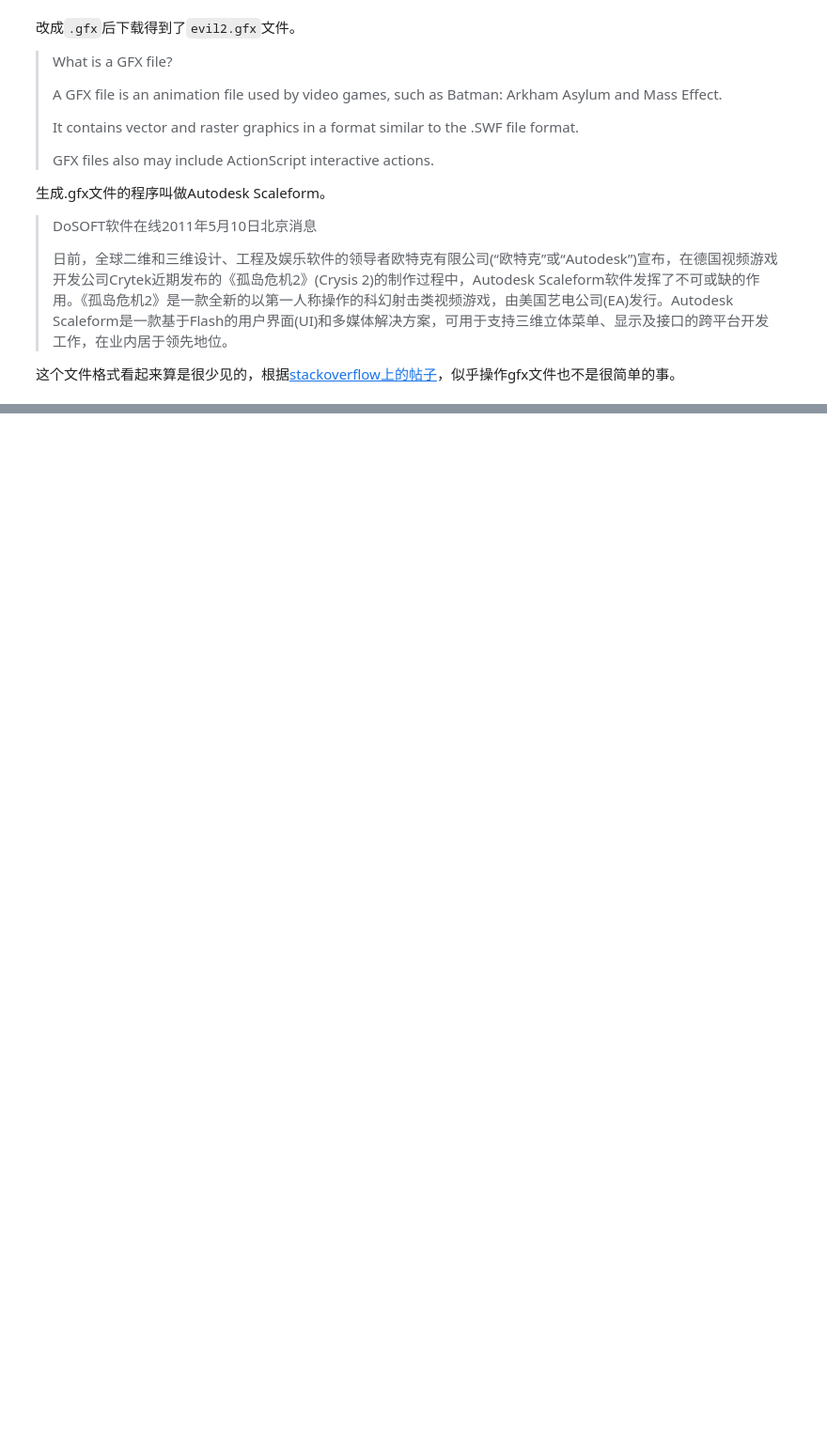
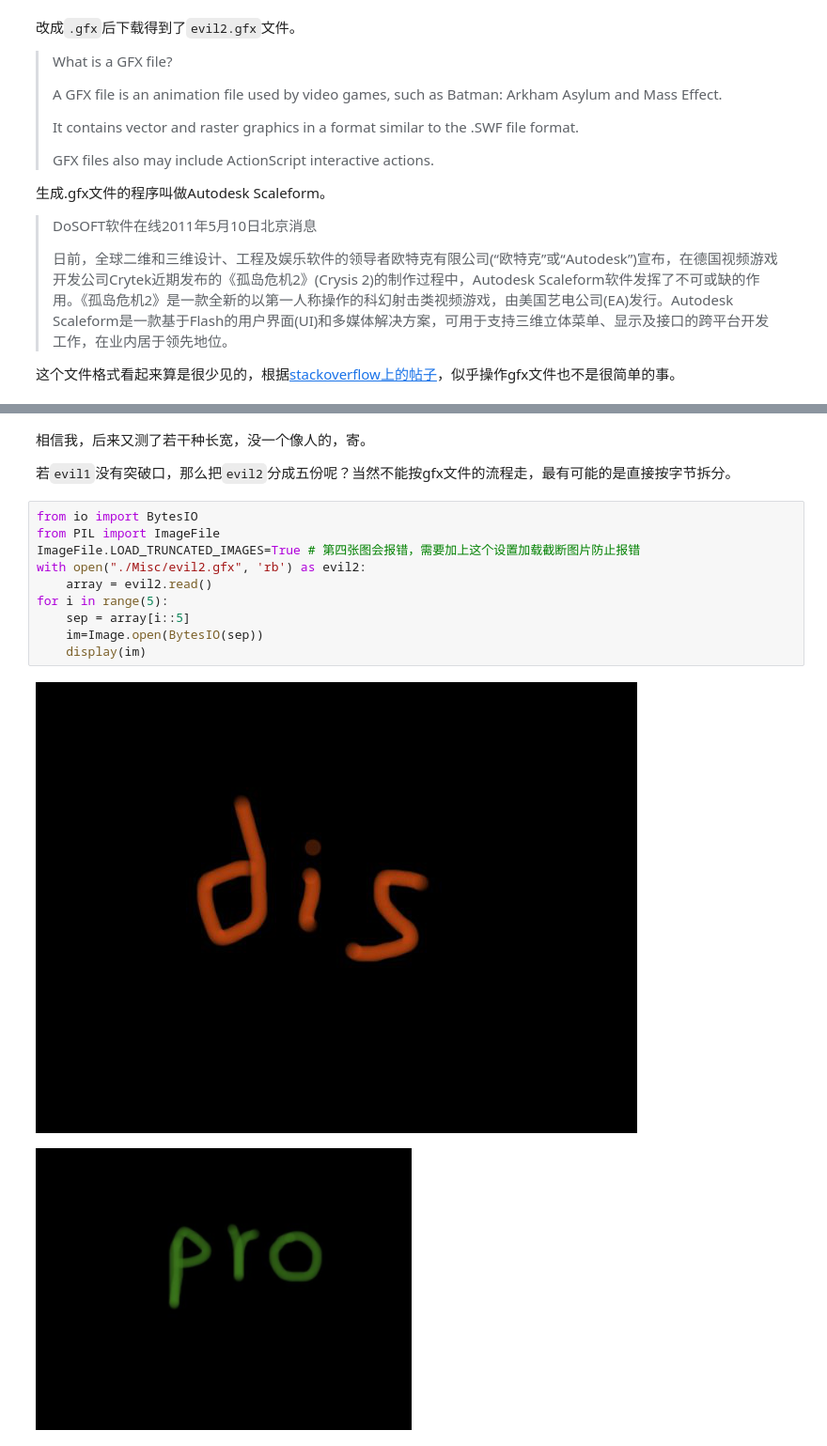
Before and after one commit to HarbingerLeo/The-Python-Challenge, a Jupyter notebook: 12.ipynb, the cells around one changed output, grey strips where cells are left out. Shown at 94% size. Drawn from its saved outputs; the diff is of its cells as text; blank space fills up the shorter version.

```diff
--- a/12.ipynb
+++ b/12.ipynb
@@ -79,0 +95,17 @@ Url: ？
+# %% [markdown]
+相信我，后来又测了若干种长宽，没一个像人的，寄。
+
+若`evil1`没有突破口，那么把`evil2`分成五份呢？当然不能按gfx文件的流程走，最有可能的是直接按字节拆分。
+# %%
+from io import BytesIO
+from PIL import ImageFile
+ImageFile.LOAD_TRUNCATED_IMAGES=True # 第四张图会报错，需要加上这个设置加载截断图片防止报错
+with open("./Misc/evil2.gfx", 'rb') as evil2:
+    array = evil2.read()
+for i in range(5):
+    sep = array[i::5]
+    im=Image.open(BytesIO(sep))
+    display(im)
+# %% [output]
+[figure, added]
+[figure, added]
```
Also changed, not shown: parts of 8 cells of this notebook.
